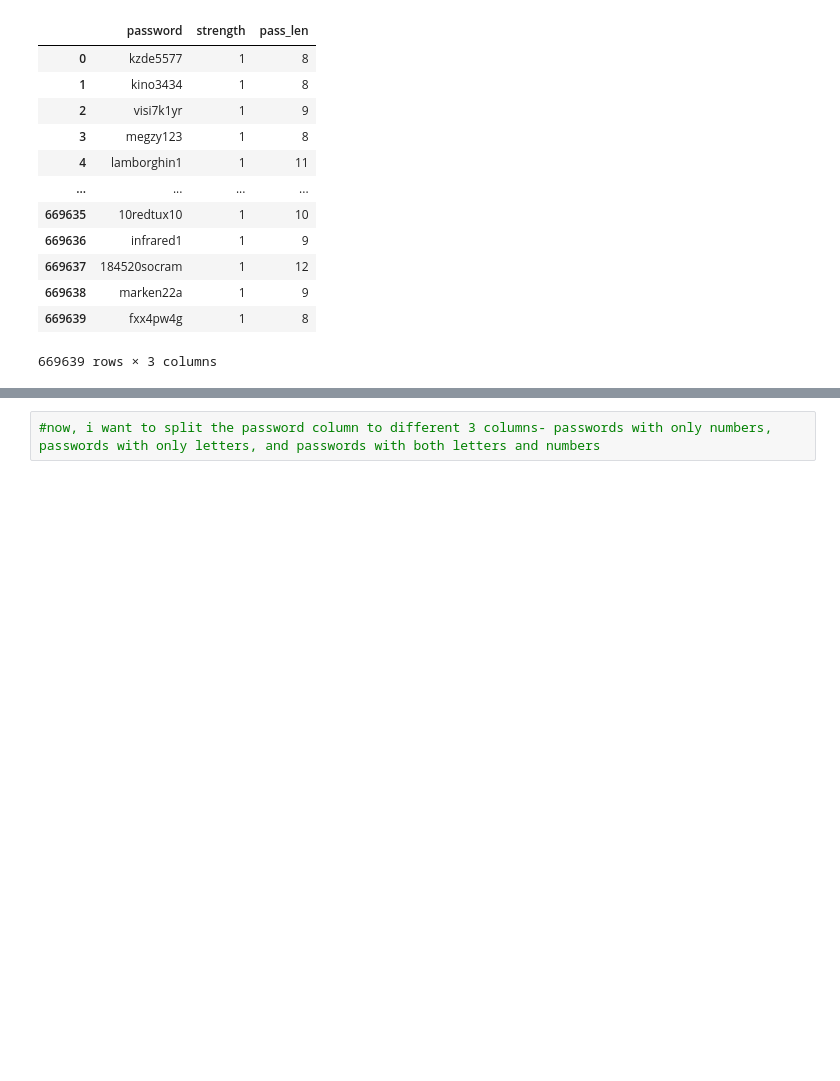
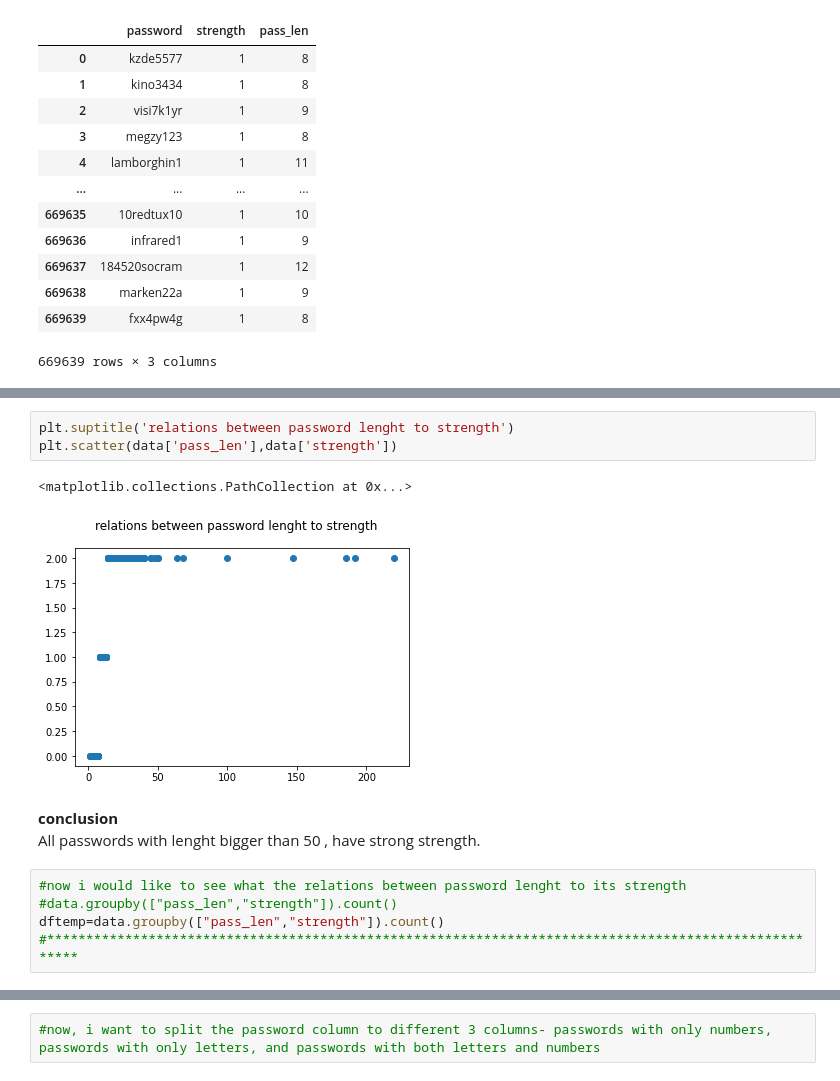
Before and after one commit to yuvalTrip/FinalProject, a Jupyter notebook: Final Project-N.N.3-Classification.ipynb, the cells around one changed output, grey strips where cells are left out. Saved outputs shown, nothing was run; the diff lists cells and outputs as text; blank space fills up the shorter version.

```diff
--- a/Final Project-N.N.3-Classification.ipynb
+++ b/Final Project-N.N.3-Classification.ipynb
@@ -230,0 +216,14 @@ for i in data.index:
+# %%
+plt.suptitle('relations between password lenght to strength')
+plt.scatter(data['pass_len'],data['strength'])
+# %% [output]
+<matplotlib.collections.PathCollection at 0x...>
+[figure, added]
+# %% [markdown]
+**conclusion**<br>
+All passwords with lenght bigger than 50 , have strong strength.
+# %%
+#now i would like to see what the relations between password lenght to its strength
+#data.groupby(["pass_len","strength"]).count()
+dftemp=data.groupby(["pass_len","strength"]).count()
+#******************************************************************************************************
```
Also changed, not shown: parts of 70 cells of this notebook.
